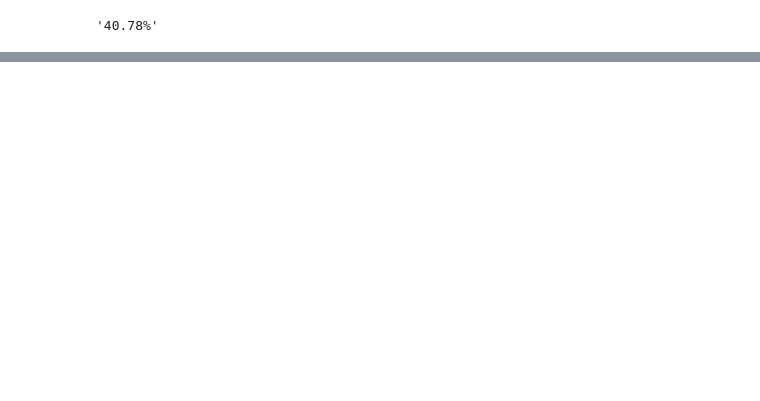
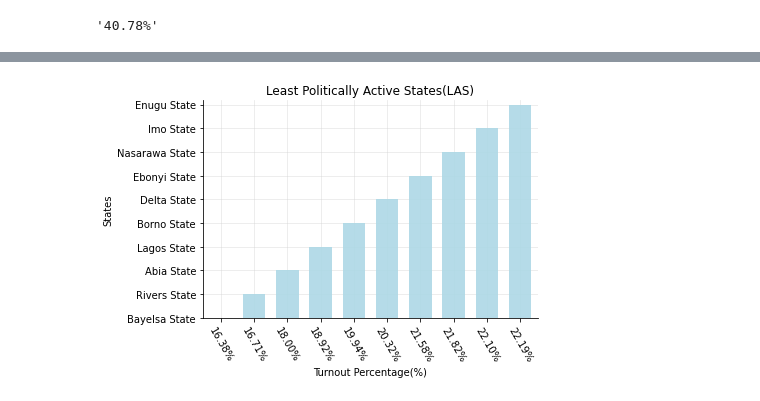
Before and after one commit to laresamdeola/371, a Jupyter notebook: Nigeria_2023_Presidential_Elections_Data_Analysis.ipynb, the cells around one changed output, grey strips where cells are left out. Drawn from its saved outputs; the diff is of its cells as text; code cells hidden in the pictures; blank space fills up the shorter version.

```diff
--- a/Nigeria_2023_Presidential_Elections_Data_Analysis.ipynb
+++ b/Nigeria_2023_Presidential_Elections_Data_Analysis.ipynb
@@ -169,0 +293,18 @@ Name: (State, State), dtype: object
+# %%
+plt.title("Least Politically Active States(LAS)")
+plt.xlabel("Turnout Percentage(%)")
+plt.ylabel("States")
+x_ticks = np.arange(0, 59, 1)
+plt.xticks(x_ticks, rotation=-60)
+plt.margins(0.02)
+plt.margins(0.02)
+#plt.subplots_adjust(bottom=0.15)
+plt.grid(color="lightgray", alpha=0.5, zorder=1)
+
+plt.gca().spines['right'].set_visible(False)
+plt.gca().spines['top'].set_visible(False)
+plt.bar(x[0:10], y[0:10], color="lightblue", alpha=0.9, zorder=2, width=0.68)
+
+plt.show()
+# %% [output]
+[figure, added]
```
Also changed, not shown: parts of 88 cells of this notebook.
